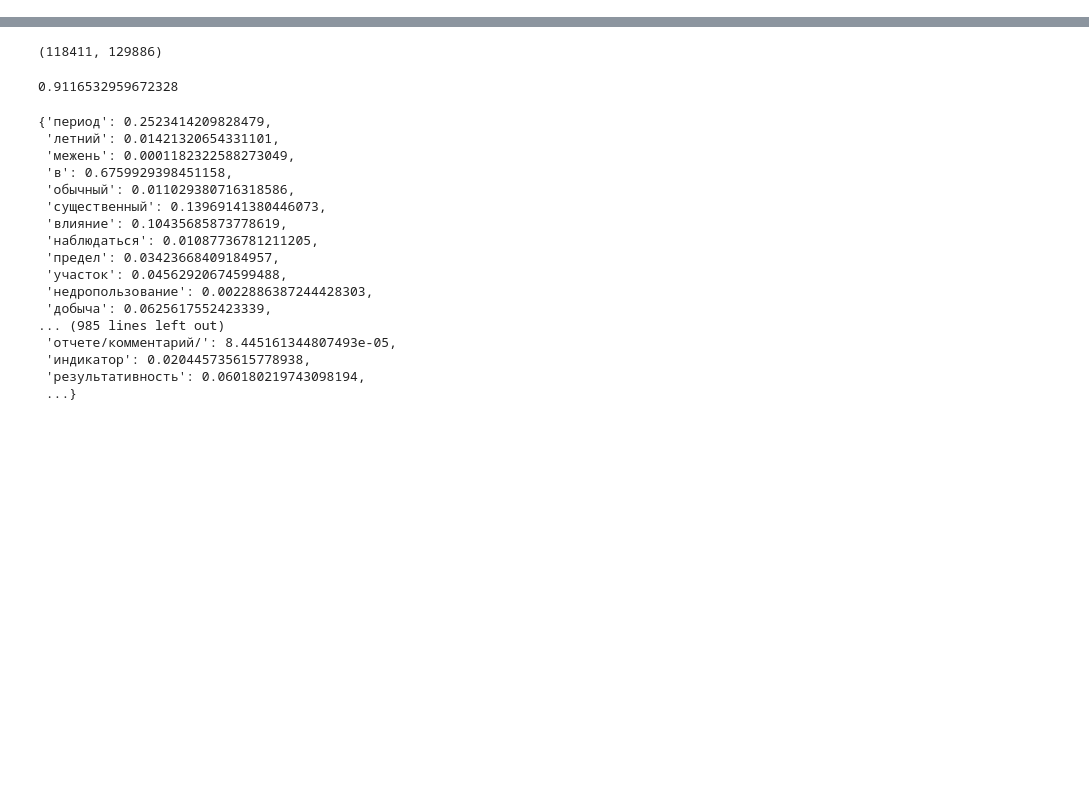
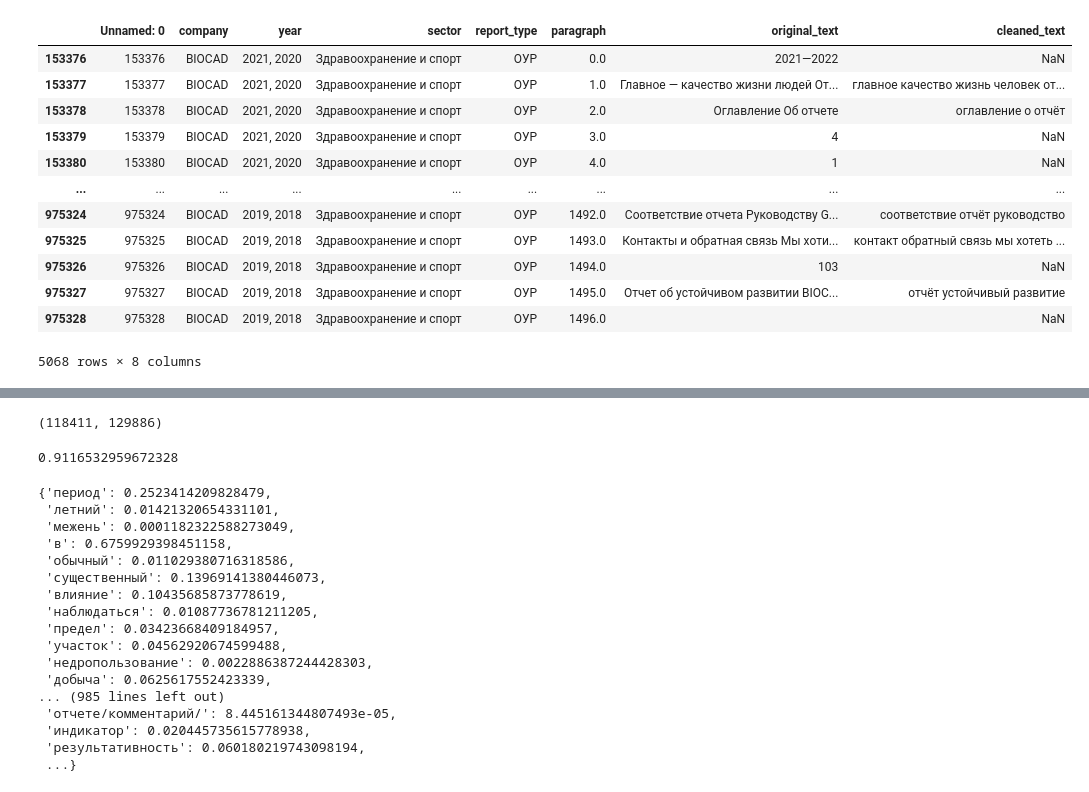
Before and after one commit to tarasovEgor/ESG_Reports, a Jupyter notebook: parsing/parser_per_pages.ipynb, the cells around one changed output, grey strips where cells are left out. Drawn from its saved outputs; the diff is of its cells as text; code cells hidden in the pictures; blank space fills up the shorter version.

```diff
--- a/parsing/parser_per_pages.ipynb
+++ b/parsing/parser_per_pages.ipynb
@@ -10,0 +12,3 @@ from tqdm import tqdm
+# %%
+df = pd.read_csv("paragraphs.csv.zip")
+df.head()
@@ -11 +22,17 @@ from tqdm import tqdm
+# %%
+df[df["company"]=="BIOCAD"]
+# %% [output]
+|  | Unnamed: 0 | company | year | sector | report_type | paragraph | original_text | cleaned_text |
+| 153376 | 153376 | BIOCAD | 2021, 2020 | Здравоохранение и спорт | ОУР | 0.0 | 2021—2022 | NaN |
+| 153377 | 153377 | BIOCAD | 2021, 2020 | Здравоохранение и спорт | ОУР | 1.0 | Главное — качество жизни людей От... | главное качество жизнь человек от... |
+| 153378 | 153378 | BIOCAD | 2021, 2020 | Здравоохранение и спорт | ОУР | 2.0 | Оглавление Об отчете | оглавление о отчёт |
+| 153379 | 153379 | BIOCAD | 2021, 2020 | Здравоохранение и спорт | ОУР | 3.0 | 4 | NaN |
+| 153380 | 153380 | BIOCAD | 2021, 2020 | Здравоохранение и спорт | ОУР | 4.0 | 1 | NaN |
+| ... | ... | ... | ... | ... | ... | ... | ... | ... |
+| 975324 | 975324 | BIOCAD | 2019, 2018 | Здравоохранение и спорт | ОУР | 1492.0 | Соответствие отчета Руководству G... | соответствие отчёт руководство |
+| 975325 | 975325 | BIOCAD | 2019, 2018 | Здравоохранение и спорт | ОУР | 1493.0 | Контакты и обратная связь Мы хоти... | контакт обратный связь мы хотеть ... |
+| 975326 | 975326 | BIOCAD | 2019, 2018 | Здравоохранение и спорт | ОУР | 1494.0 | 103 | NaN |
+| 975327 | 975327 | BIOCAD | 2019, 2018 | Здравоохранение и спорт | ОУР | 1495.0 | Отчет об устойчивом развитии BIOC... | отчёт устойчивый развитие |
+| 975328 | 975328 | BIOCAD | 2019, 2018 | Здравоохранение и спорт | ОУР | 1496.0 |  | NaN |
+5068 rows × 8 columns
 # %%
```
Also changed, not shown: parts of 19 cells of this notebook, 45 other files.
